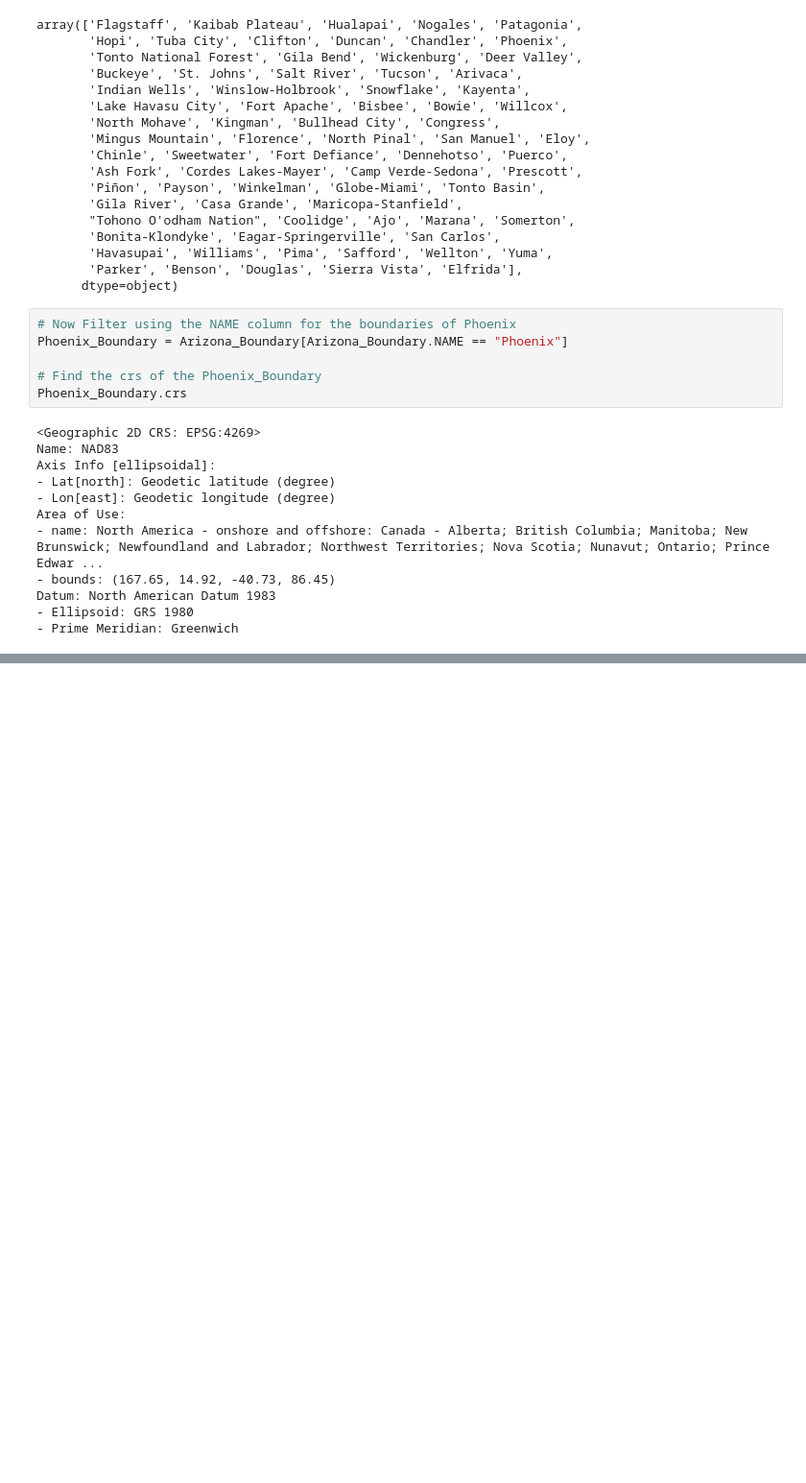
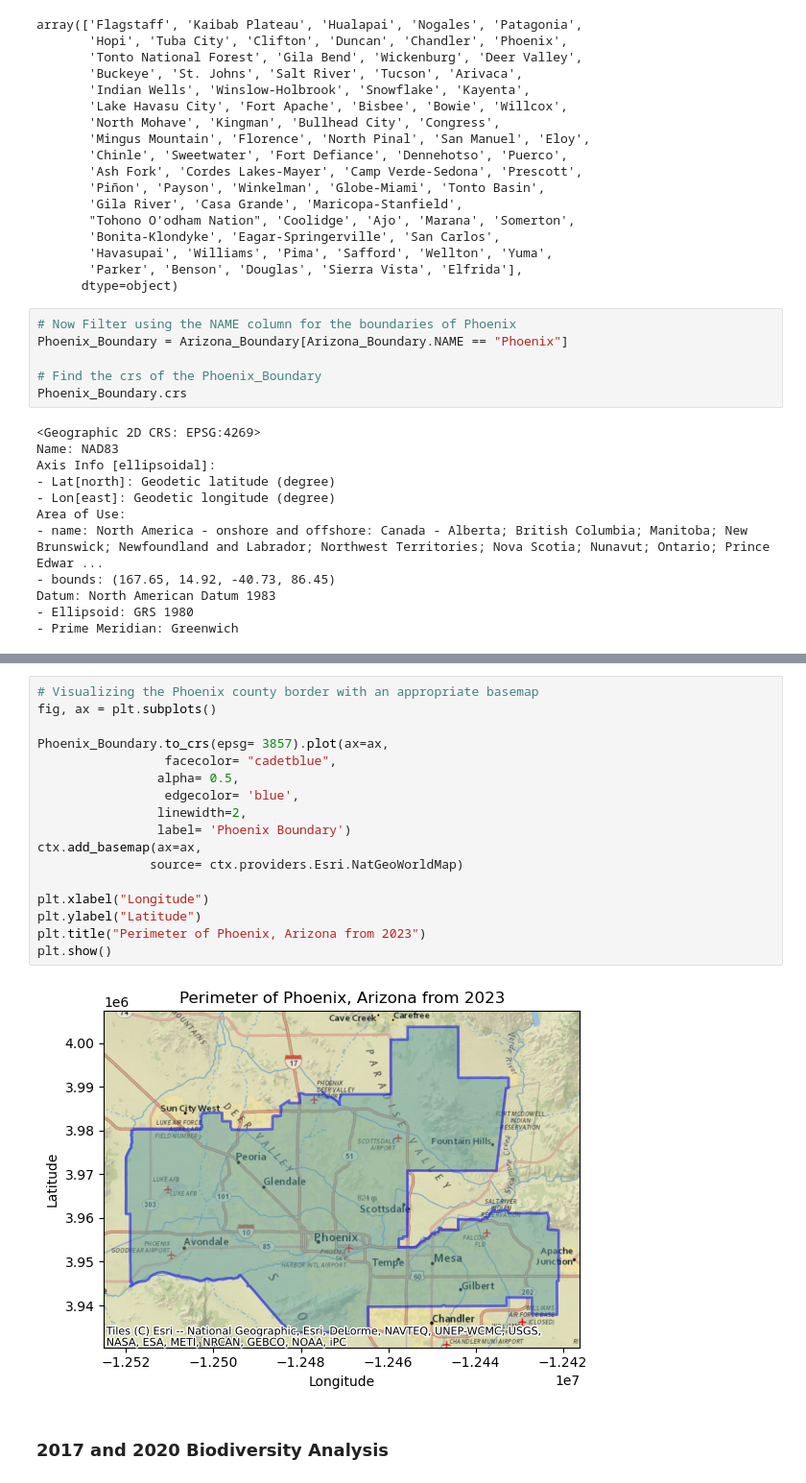
Before and after one commit to madisonenda/Biodiversity_Intactness_Phoenix_AZ, a Jupyter notebook: BII_Phoneix_AZ.ipynb, the cells around one changed output, grey strips where cells are left out. Shown at 96% size. Saved outputs shown, nothing was run; the diff lists cells and outputs as text; blank space fills up the shorter version.

```diff
--- a/BII_Phoneix_AZ.ipynb
+++ b/BII_Phoneix_AZ.ipynb
@@ -173 +169,22 @@ times
+# %%
+# Visualizing the Phoenix county border with an appropriate basemap
+fig, ax = plt.subplots()
+
+Phoenix_Boundary.to_crs(epsg= 3857).plot(ax=ax,
+                 facecolor= "cadetblue",
+                alpha= 0.5,
+                 edgecolor= 'blue',
+                linewidth=2,
+                label= 'Phoenix Boundary')
+ctx.add_basemap(ax=ax,
+               source= ctx.providers.Esri.NatGeoWorldMap)
+
+plt.xlabel("Longitude")
+plt.ylabel("Latitude")
+plt.title("Perimeter of Phoenix, Arizona from 2023")
+plt.show()
+# %% [output]
+[figure, added]
+# %% [markdown]
+### 2017 and 2020 Biodiversity Analysis
 # %%
```
Also changed, not shown: parts of 38 cells of this notebook.
